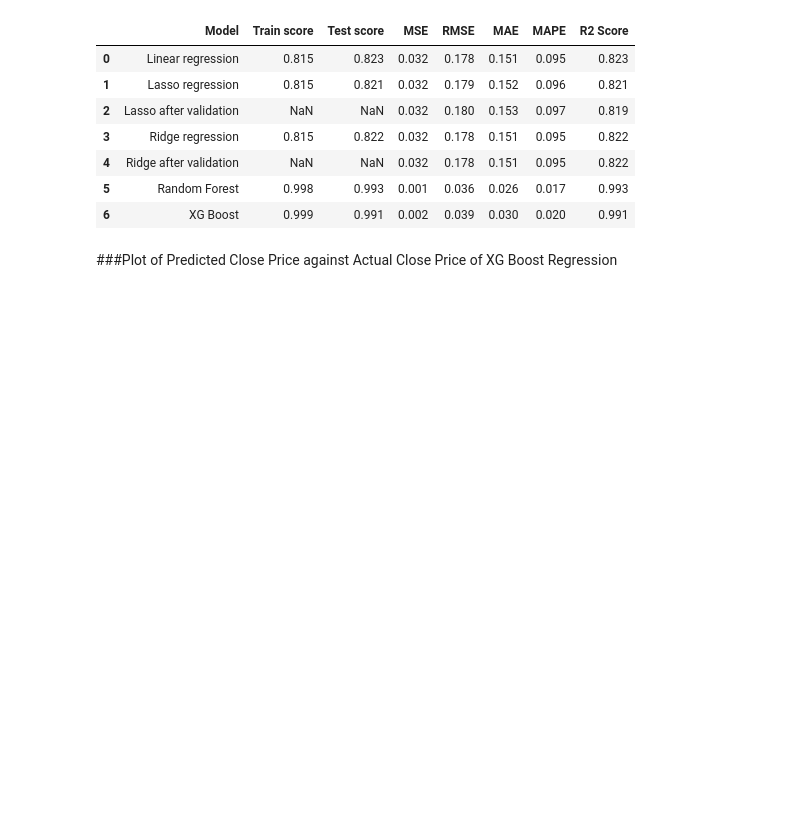
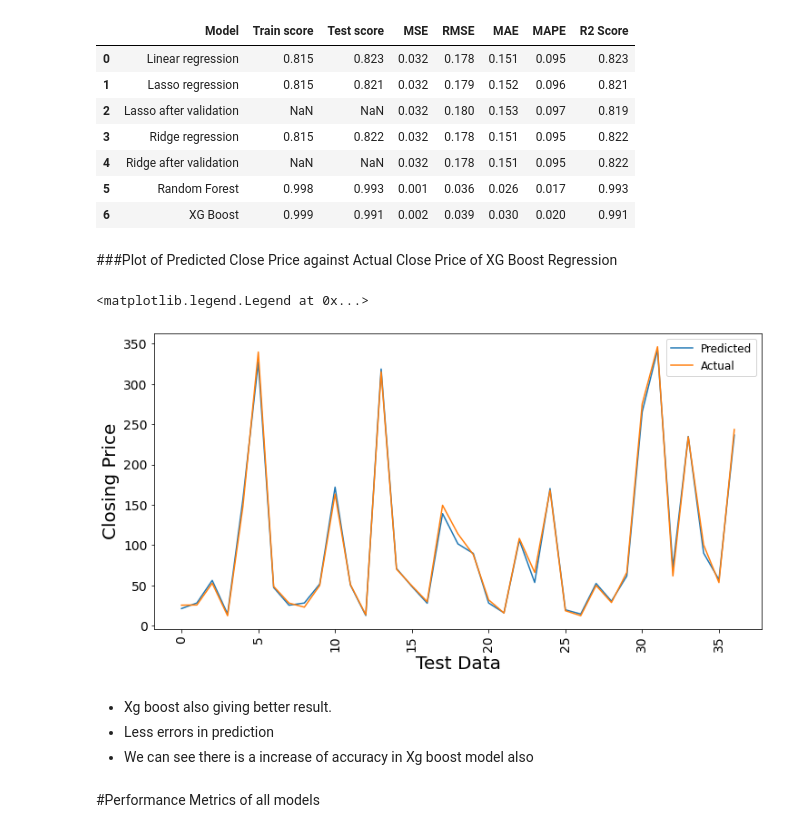
Before and after one commit to Ashfaquesayyed/Yes-bank-stock-closing-price-prediction, a Jupyter notebook: Yes_bank_stock_closing_price_new.ipynb, the cells around one changed output. Drawn from its saved outputs; the diff is of its cells as text; code cells hidden in the pictures; blank space fills up the shorter version.

```diff
--- a/Yes_bank_stock_closing_price_new.ipynb
+++ b/Yes_bank_stock_closing_price_new.ipynb
@@ -1263,3 +1263,30 @@ perform
 | 6 | XG Boost | 0.999 | 0.991 | 0.002 | 0.039 | 0.030 | 0.020 | 0.991 |
 # %% [markdown]
 ###Plot of Predicted Close Price against Actual Close Price of XG Boost Regression
+# %%
+#figure size
+plt.figure(figsize=(12,6))
+
+#plot
+sns.lineplot(data=10**y_pred_xgb)
+sns.lineplot(data=10**(np.array (y_test)))
+
+#labelling
+plt.xlabel('Test Data', fontsize= 20)
+plt.ylabel('Closing Price', fontsize= 20)
+
+#font size
+plt.xticks(rotation=90,fontsize=14)
+plt.yticks(fontsize=14)
+
+#legends
+plt.legend(['Predicted','Actual'], fontsize = 12)
+# %% [output]
+<matplotlib.legend.Legend at 0x...>
+[figure, added]
+# %% [markdown]
+* Xg boost also giving better result.
+* Less errors in prediction
+* We can see there is a increase of accuracy in Xg boost model also
+# %% [markdown]
+#Performance Metrics of all models
```
Also changed, not shown: parts of 3 cells of this notebook.
